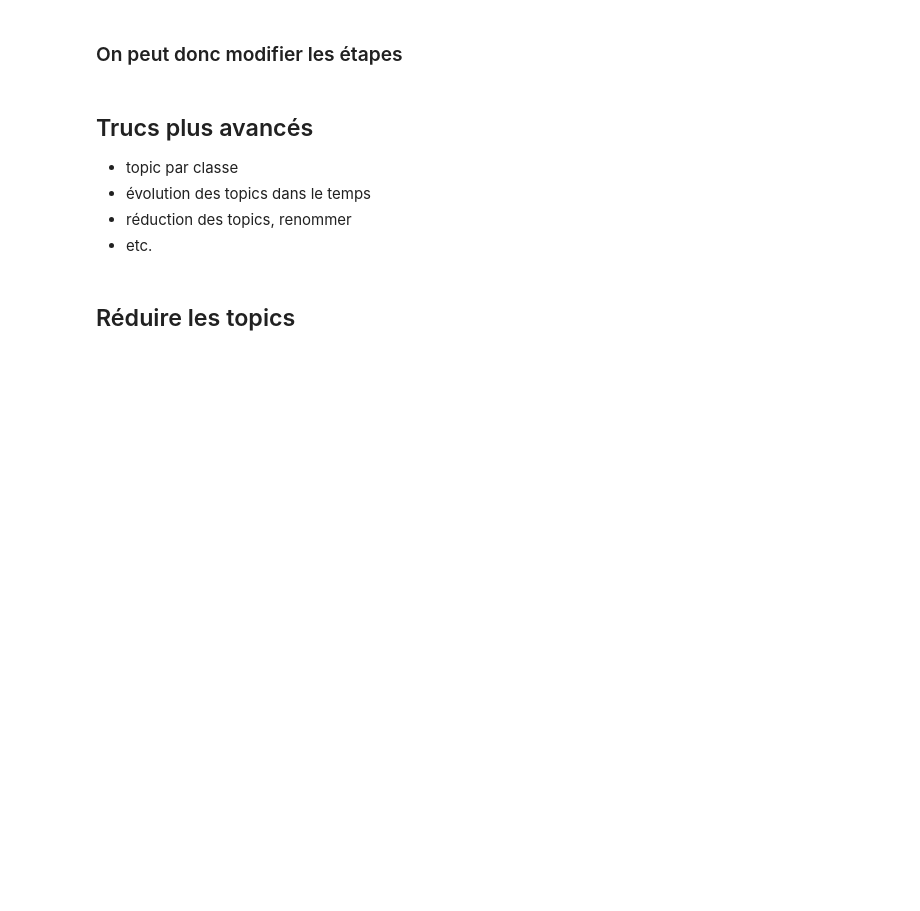
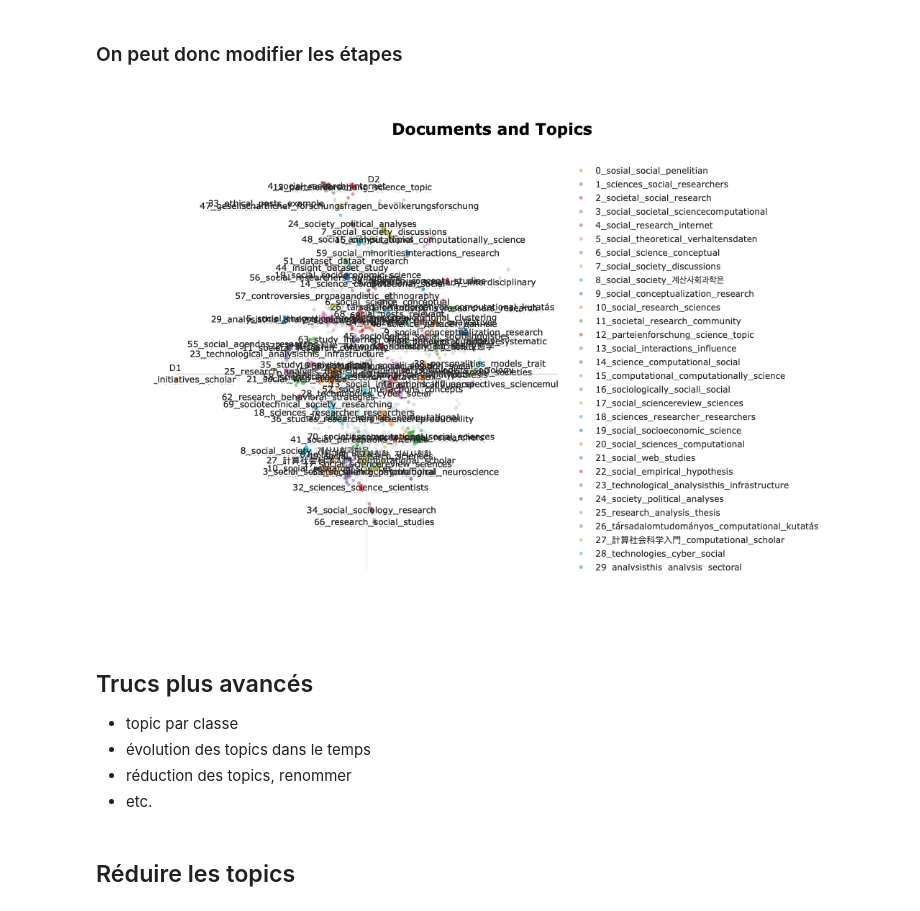
Before and after one commit to pyshs/URFIST-Lyon-2026, a Jupyter notebook: notebooks/NLP/4 Introduction au topic modeling avec BERTopic.ipynb, the cells around one changed output. Drawn from its saved outputs; the diff is of its cells as text; code cells hidden in the pictures; blank space fills up the shorter version.

```diff
--- a/notebooks/NLP/4 Introduction au topic modeling avec BERTopic.ipynb
+++ b/notebooks/NLP/4 Introduction au topic modeling avec BERTopic.ipynb
@@ -117,6 +121,10 @@ topic_model = BERTopic(
 )
 
 topics, probs = topic_model.fit_transform(docs)
+# %%
+topic_model.visualize_documents(docs)
+# %% [output]
+[figure, added]
 # %%
 # topic_model.get_topic_info()[:20]
 # topic_model.visualize_barchart()
```
Also changed, not shown: parts of 3 cells of this notebook, 2 other files.
